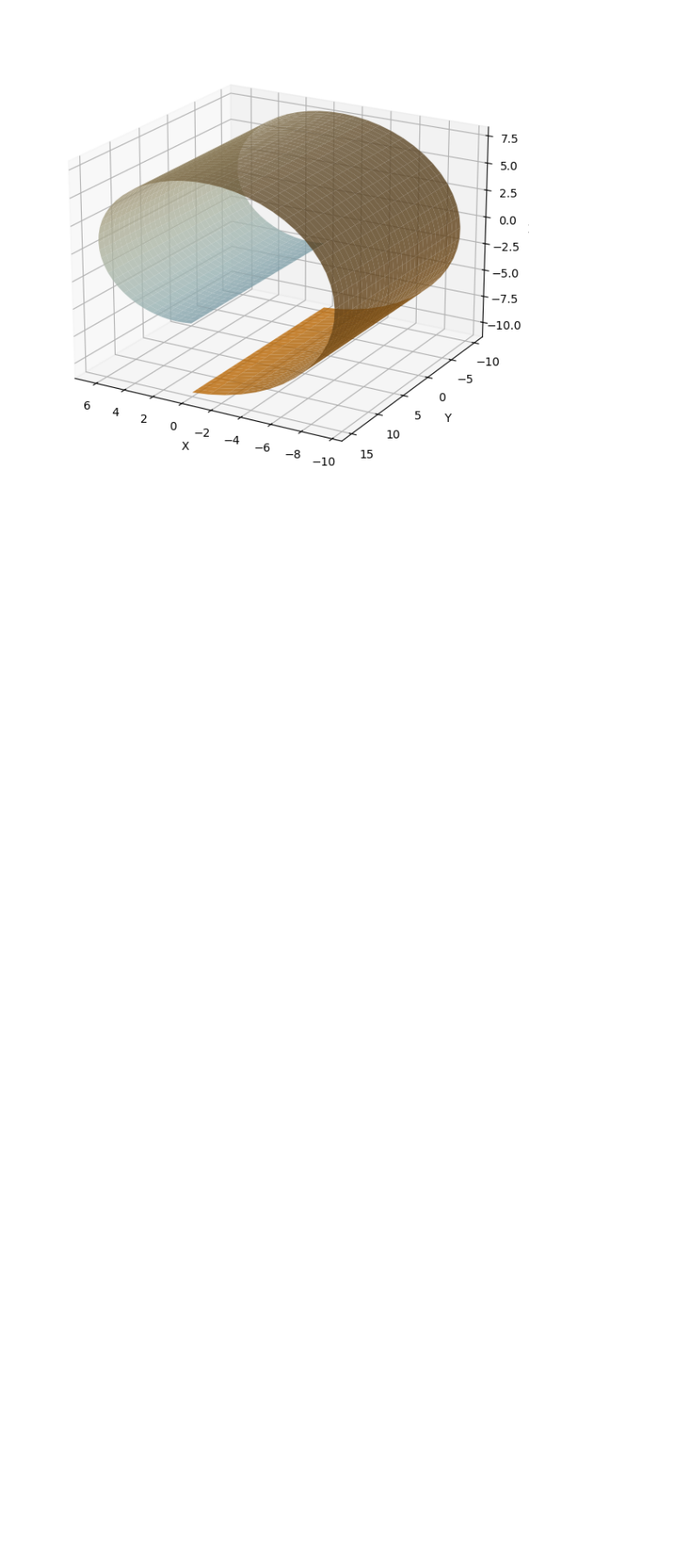
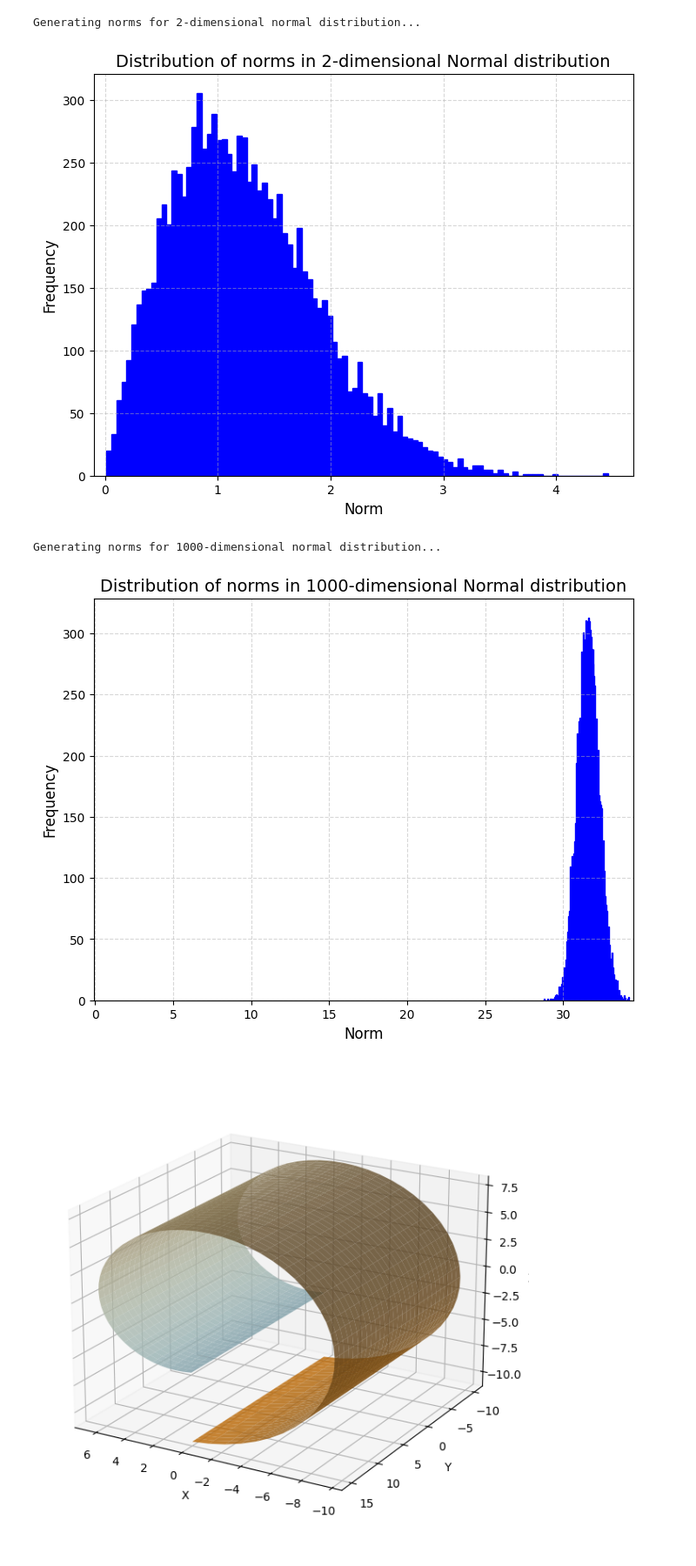
Before and after one commit to takeshi-teshima/lecture-supplement-material, a Jupyter notebook: Introduction-to-AI/01_21_curse_of_dimensionality.ipynb, the cells around one changed output. Shown at 87% size. Saved outputs shown, nothing was run; the diff lists cells and outputs as text; code cells hidden in the pictures; blank space fills up the shorter version.

```diff
--- a/Introduction-to-AI/01_21_curse_of_dimensionality.ipynb
+++ b/Introduction-to-AI/01_21_curse_of_dimensionality.ipynb
@@ -1,3 +1,59 @@
+# %%
+import numpy as np
+import matplotlib.pyplot as plt
+
+# -----------------------------------------
+# Color Palette
+# -----------------------------------------
+color_palette = {
+    "white": "#FFFFFF",
+    "light_gray": "#D3D3D3",
+    "gray": "#808080",
+    "black": "#000000",
+    "green": "#008000",
+    "blue": "#0000FF",
+    "light_blue": "#ADD8E6",
+    "light_light_blue": "#E0FFFF",
+    "yellow": "#FFFF00",
+    "orange": "#FFA500",
+    "dark_orange": "#FF8C00",
+    "purple": "#800080",
+}
+
+# 固定乱数
+np.random.seed(0)
+
+# パラメータ
+n_samples = 10000
+batch_size = 1000
+dimensions = [2, 1000]
+
+for d in dimensions:
+    print(f"Generating norms for {d}-dimensional normal distribution...")
+    num_batches = n_samples // batch_size
+    norms = []
+
+    for _ in range(num_batches):
+        X_batch = np.random.randn(batch_size, d)
+        batch_norms = np.linalg.norm(X_batch, axis=1)
+        norms.extend(batch_norms)
+
+    norms = np.array(norms)
+
+    # ヒストグラムの表示
+    plt.figure(figsize=(8, 6), facecolor=color_palette["white"])
+    plt.hist(norms, bins=100, color=color_palette["blue"], edgecolor=color_palette["blue"])
+    plt.title(f"Distribution of norms in {d}-dimensional Normal distribution", fontsize=14)
+    plt.xlabel("Norm", fontsize=12)
+    plt.ylabel("Frequency", fontsize=12)
+    plt.grid(True, linestyle='--', alpha=0.5)
+    plt.xlim(left=-0.1)
+    plt.show()
+# %% [output]
+Generating norms for 2-dimensional normal distribution...
+[figure, added]
+Generating norms for 1000-dimensional normal distribution...
+[figure, added]
 # %%
 import numpy as np
 import matplotlib.pyplot as plt
```
Also changed, not shown: 9 other files.
